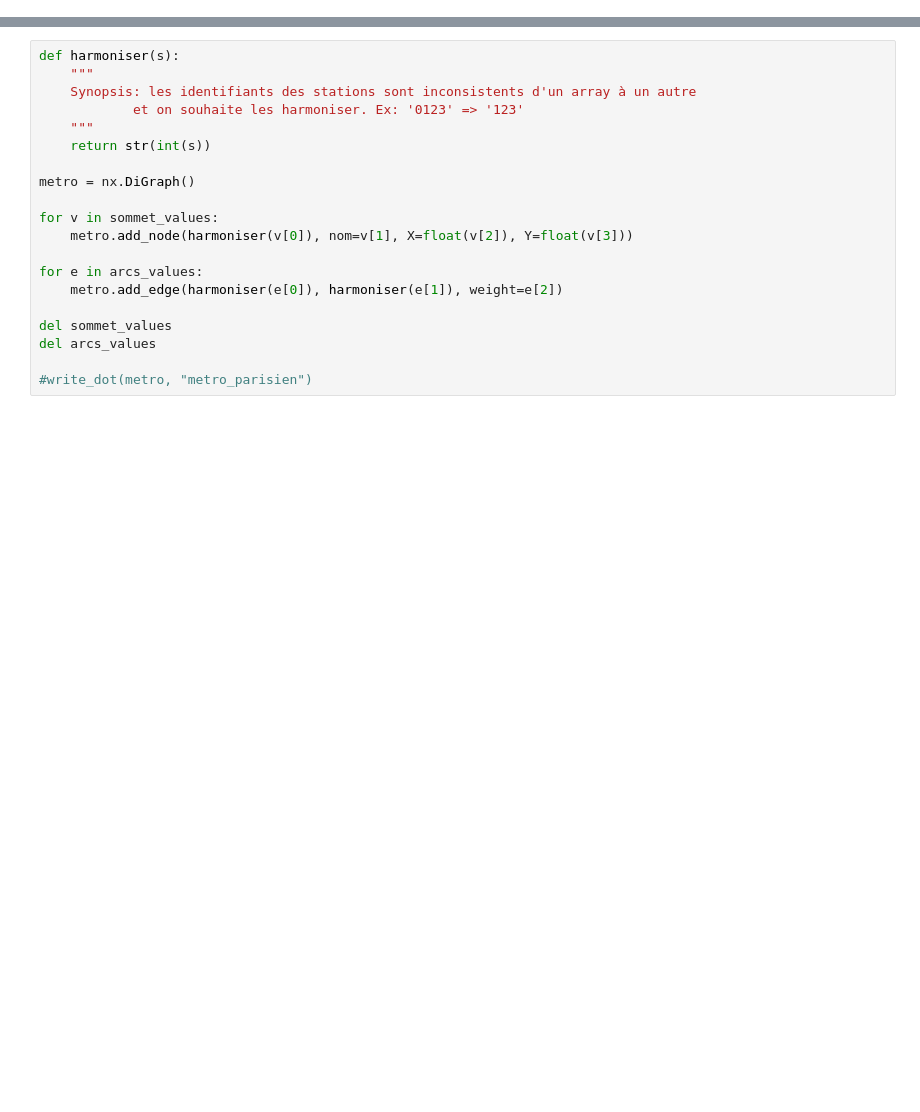
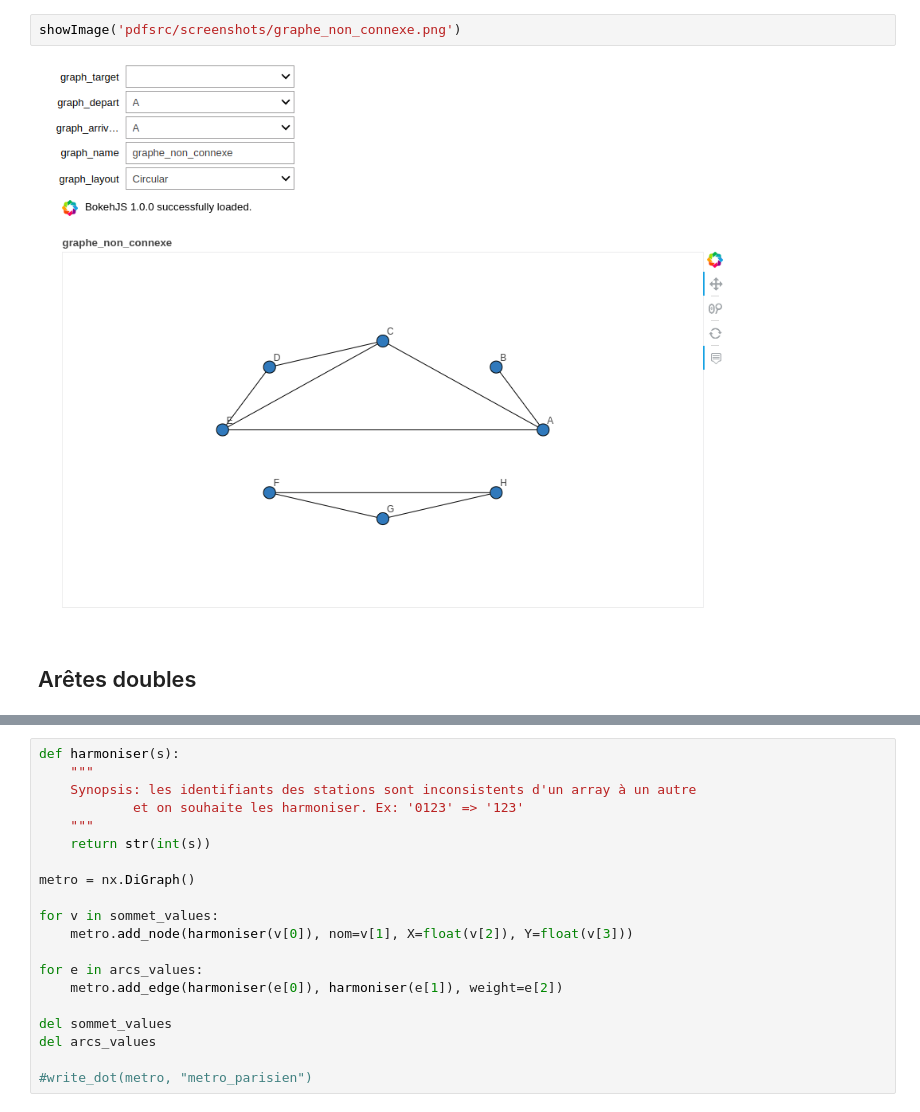
Before and after one commit to mhoangvslev/TEA_Graphs, a Jupyter notebook: TEA_Graphs.ipynb, the cells around one changed output, grey strips where cells are left out. Saved outputs shown, nothing was run; the diff lists cells and outputs as text; blank space fills up the shorter version.

```diff
--- a/TEA_Graphs.ipynb
+++ b/TEA_Graphs.ipynb
@@ -525,0 +457,6 @@ del noms_coordonnees
+# %%
+showImage('pdfsrc/screenshots/graphe_non_connexe.png')
+# %% [output]
+[figure, added]
+# %% [markdown]
+## Arêtes doubles
```
Also changed, not shown: parts of 53 cells of this notebook, 10 other files.
